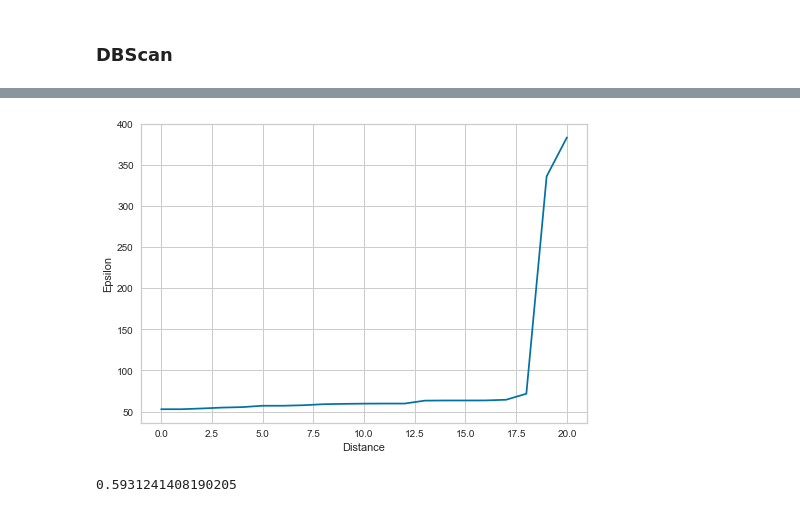
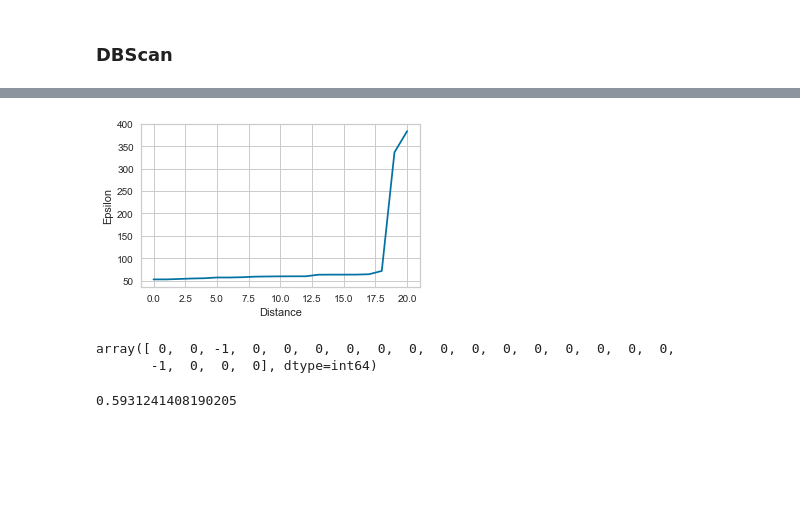
Before and after one commit to AurelieAAN/OP_Project6, a Jupyter notebook: P6_02_notebook.ipynb, the cells around one changed output, grey strips where cells are left out. Cells and saved outputs as stored; diff of their text form; code cells hidden in the pictures; blank space fills up the shorter version.

```diff
--- a/P6_02_notebook.ipynb
+++ b/P6_02_notebook.ipynb
@@ -1694,4 +1697,4 @@ plt.show()
 # %%
 X = StandardScaler().fit_transform(X)
 # %%
-X = df_acp2.copy()
+x = df_acp2.copy()
@@ -1719,22 +1701,22 @@ X
 # %%
 # we use nearestneighbors for calculating distance between points
 from sklearn.neighbors import NearestNeighbors
 # calculating distances
-neigh=NearestNeighbors(n_neighbors=3)
+neigh=NearestNeighbors(n_neighbors=2)
 distance=neigh.fit(X)
 # indices and distance values
 distances,indices=distance.kneighbors(X)
 # Now sorting the distance increasing order
 sorting_distances=np.sort(distances,axis=0)
 # sorted distances
 sorted_distances=sorting_distances[:,1]
 # plot between distance vs epsilon
 plt.plot(sorted_distances)
 plt.xlabel('Distance')
 plt.ylabel('Epsilon')
 plt.show()
 # %% [output]
-[figure, old version]
+[figure, new version]
 # %%
 from sklearn.cluster import DBSCAN
 # intializing DBSCAN
@@ -1743,6 +1725,11 @@ clustering_model=DBSCAN(eps=85,min_samples=4)
 db = clustering_model.fit(X)
 # predicted labels by DBSCAN
 predicted_labels=clustering_model.labels_
+# %%
+predicted_labels
+# %% [output]
+array([ 0,  0, -1,  0,  0,  0,  0,  0,  0,  0,  0,  0,  0,  0,  0,  0,  0,
+       -1,  0,  0,  0], dtype=int64)
 # %%
 from sklearn import metrics
 metrics.silhouette_score(X, predicted_labels)
```
Also changed, not shown: parts of 4 cells of this notebook.
